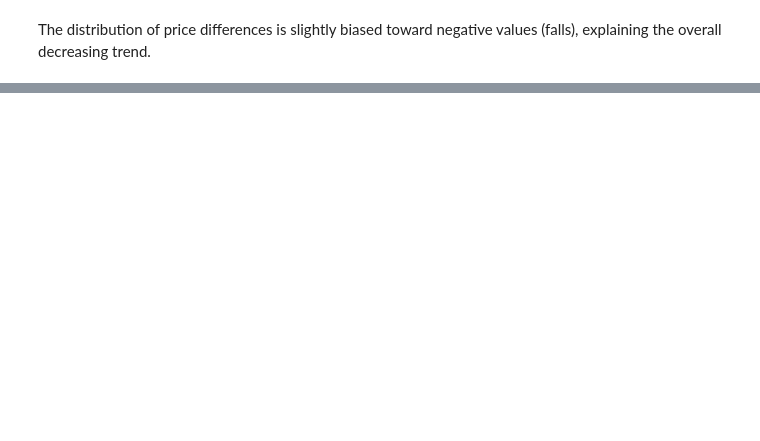
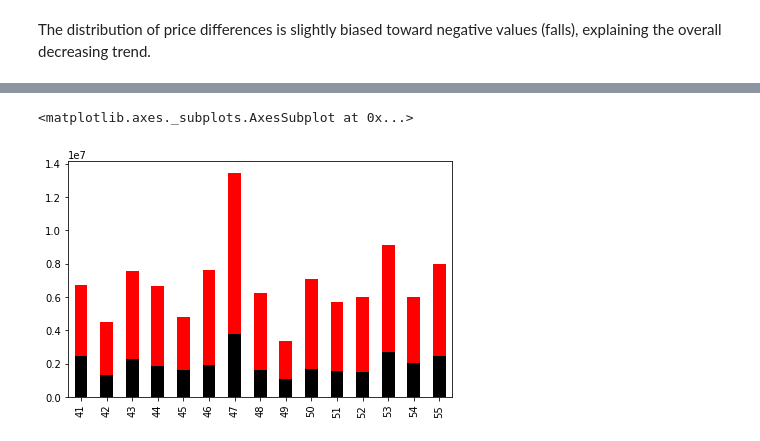
Before and after one commit to nurriol2/forecasting, a Jupyter notebook: Chinchompa EDA.ipynb, the cells around one changed output, grey strips where cells are left out. Drawn from its saved outputs; the diff is of its cells as text; code cells hidden in the pictures; blank space fills up the shorter version.

Commit message:
Conclude Chinchompa EDA

```diff
--- a/Chinchompa EDA.ipynb
+++ b/Chinchompa EDA.ipynb
@@ -141,0 +144,2 @@ The distribution of price differences is slightly biased toward negative values
+# %%
+bdf = blkChins.table
@@ -141,0 +180,3 @@ The distribution of price differences is slightly biased toward negative values
+# %%
+combined = pd.concat([rdf, bdf], sort=False, keys=["Red Chinchompas", "Black Chinchompas"])
+combined.iloc[176:180]
@@ -141,0 +192,7 @@ The distribution of price differences is slightly biased toward negative values
+# %%
+#trade volumes 14 days around peak red chinchompa volume
+combined["Volume"]["Red Chinchompas"].iloc[40:55].plot(color="red", label="Red Chinchompas", kind="bar")
+combined["Volume"]["Black Chinchompas"].iloc[40:55].plot(color="black", label="Black Chinchompas", kind="bar")
+# %% [output]
+<matplotlib.axes._subplots.AxesSubplot at 0x...>
+[figure, added]
```
Also changed, not shown: parts of 22 cells of this notebook.
